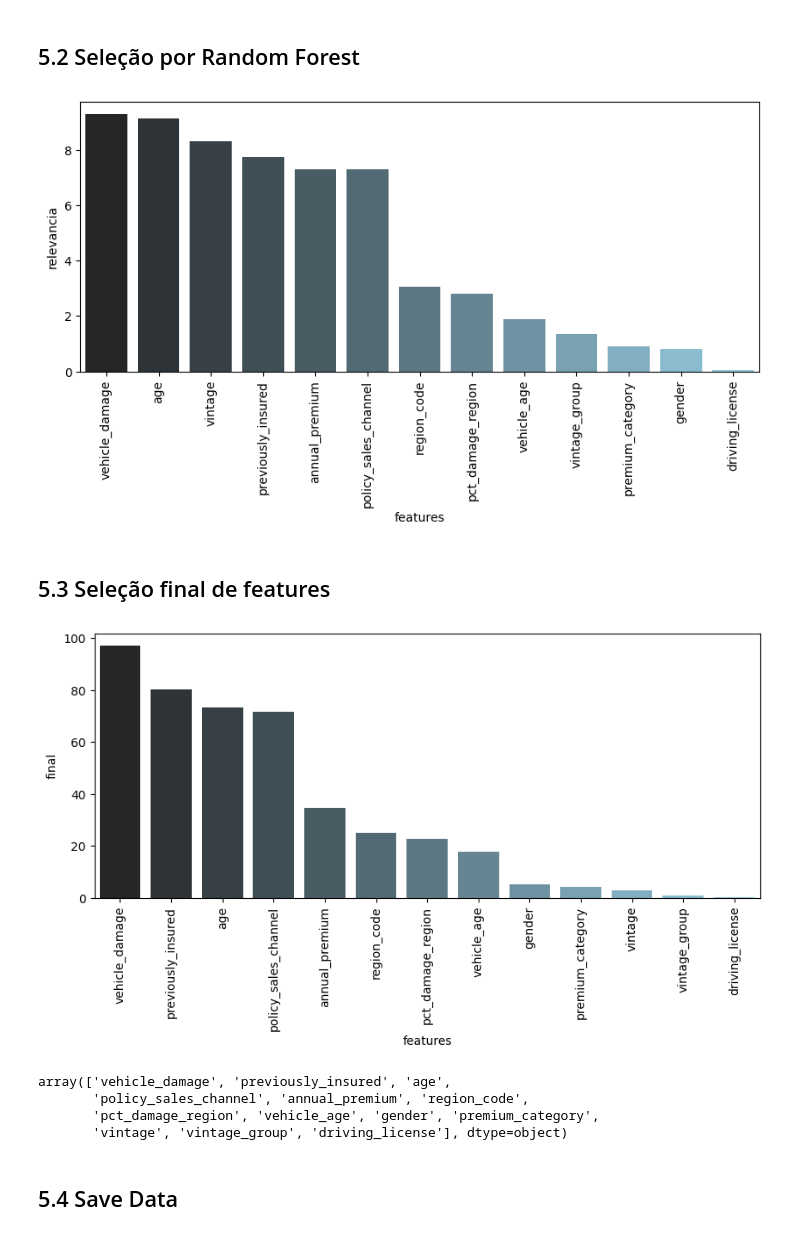
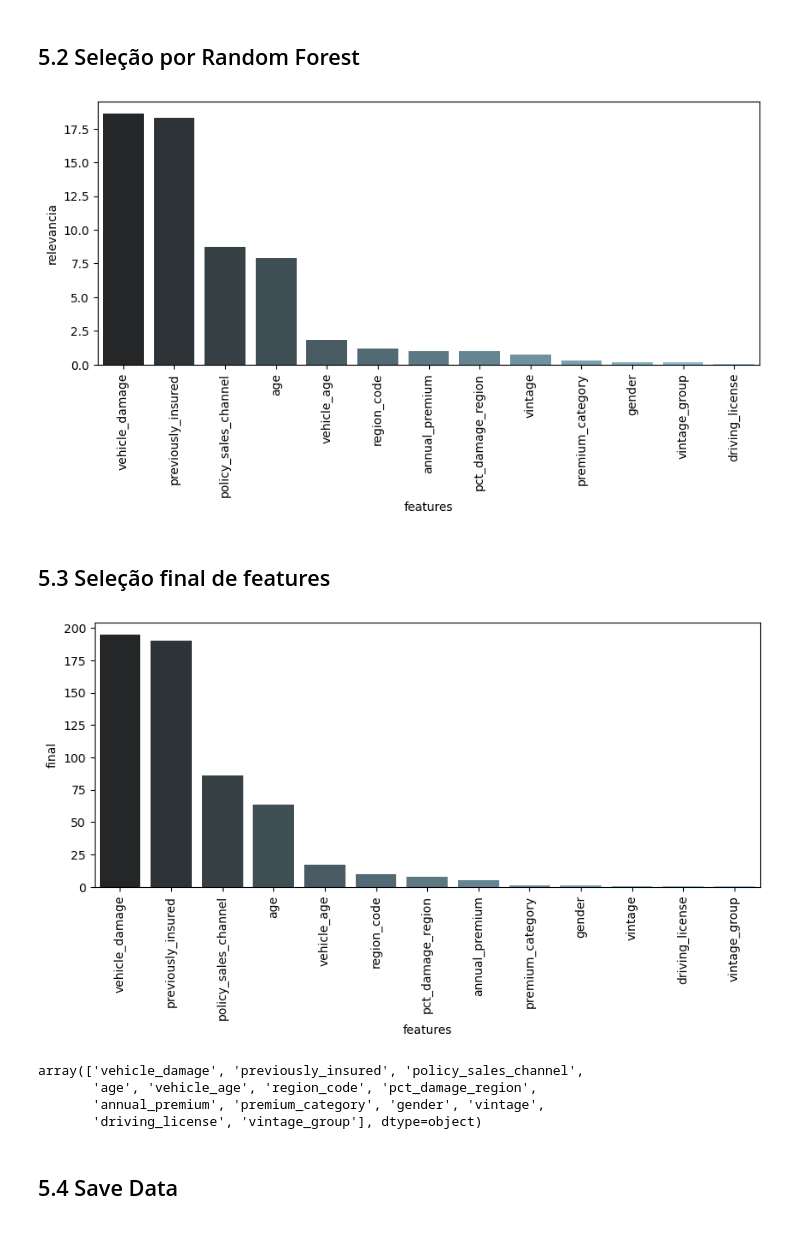
Before and after one commit to RafaelLuckner/Propensao_Compra, a Jupyter notebook: notebooks/propensao_projeto.ipynb, the cells around one changed output. Cells and saved outputs as stored; diff of their text form; code cells hidden in the pictures.

```diff
--- a/notebooks/propensao_projeto.ipynb
+++ b/notebooks/propensao_projeto.ipynb
@@ -804,21 +803,21 @@ plt.xticks(rotation=90);
 # %% [markdown]
 ## 5.2 Seleção por Random Forest
 # %%
-model = RandomForestClassifier(min_samples_split=5, max_depth=20, n_estimators = 250, random_state = 0)
+model = RandomForestClassifier(min_samples_split=5, max_depth=10, n_estimators = 50, random_state = 0)
 model.fit(X, y)
 
 # Importância das características
 importances = model.feature_importances_
 
 features_RandomForest = pd.DataFrame({'features': X.columns,
               'relevancia': np.round(importances*60,2)}).sort_values(by='relevancia', ascending = False).reset_index(drop=True)
 
 plt.figure(figsize = (10,4))
 sns.barplot(x=features_RandomForest['features'], y= features_RandomForest['relevancia'],hue = features_univariada['features'],palette='dark:skyblue');
 plt.legend().remove()
 plt.xticks(rotation=90);
 # %% [output]
-[figure, old version]
+[figure, new version]
 # %% [markdown]
 ## 5.3 Seleção final de features
 # %%
@@ -830,14 +829,14 @@ sns.barplot(x=features['features'], y= features['final'],hue = features_univaria
 plt.legend().remove()
 plt.xticks(rotation=90);
 # %% [output]
-[figure, old version]
+[figure, new version]
 # %%
 features['features'].values
 # %% [output]
-array(['vehicle_damage', 'previously_insured', 'age',
-       'policy_sales_channel', 'annual_premium', 'region_code',
-       'pct_damage_region', 'vehicle_age', 'gender', 'premium_category',
-       'vintage', 'vintage_group', 'driving_license'], dtype=object)
+array(['vehicle_damage', 'previously_insured', 'policy_sales_channel',
+       'age', 'vehicle_age', 'region_code', 'pct_damage_region',
+       'annual_premium', 'premium_category', 'gender', 'vintage',
+       'driving_license', 'vintage_group'], dtype=object)
 # %%
 columns = ['vehicle_damage', 'previously_insured', 'age',
        'policy_sales_channel', 'annual_premium', 'region_code',
```
Also changed, not shown: parts of 19 cells of this notebook, 3 other files.
